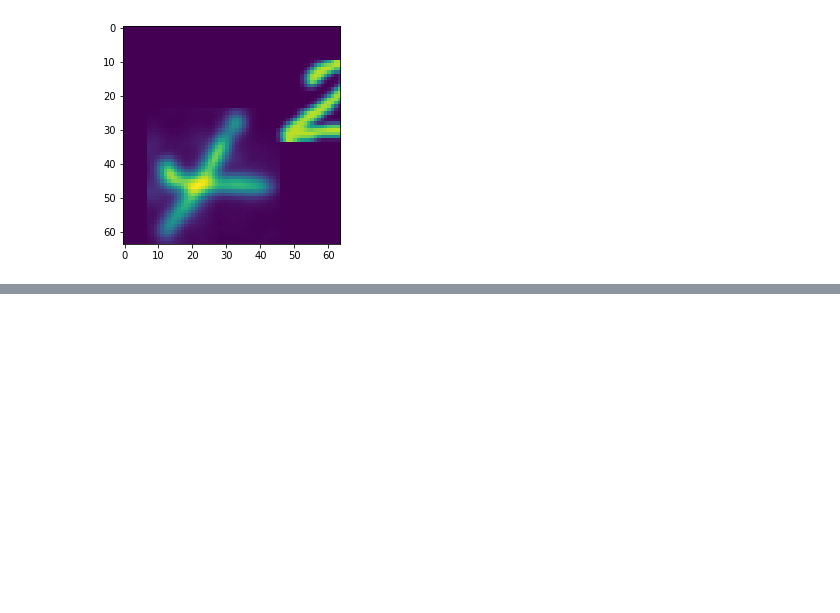
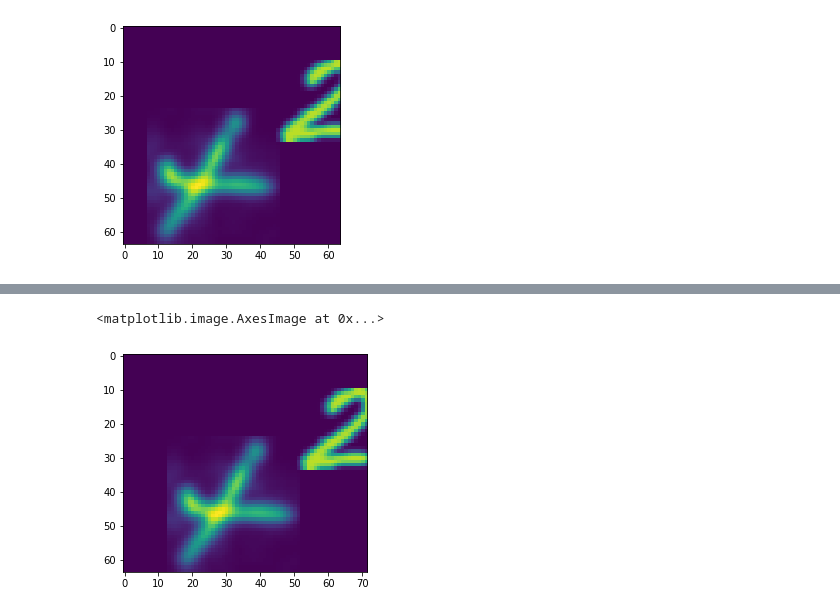
Before and after one commit to idahood/dscomp2020, a Jupyter notebook: data_touching.ipynb, the cells around one changed output, grey strips where cells are left out. Saved outputs shown, nothing was run; the diff lists cells and outputs as text; code cells hidden in the pictures; blank space fills up the shorter version.

```diff
--- a/data_touching.ipynb
+++ b/data_touching.ipynb
@@ -156,0 +163,6 @@ plt.imshow(shifted[3])
+# %%
+img = x_test[0][:,250:322]
+plt.imshow(img)
+# %% [output]
+<matplotlib.image.AxesImage at 0x...>
+[figure, added]
```
Also changed, not shown: parts of 2 cells of this notebook, 1 other file.
